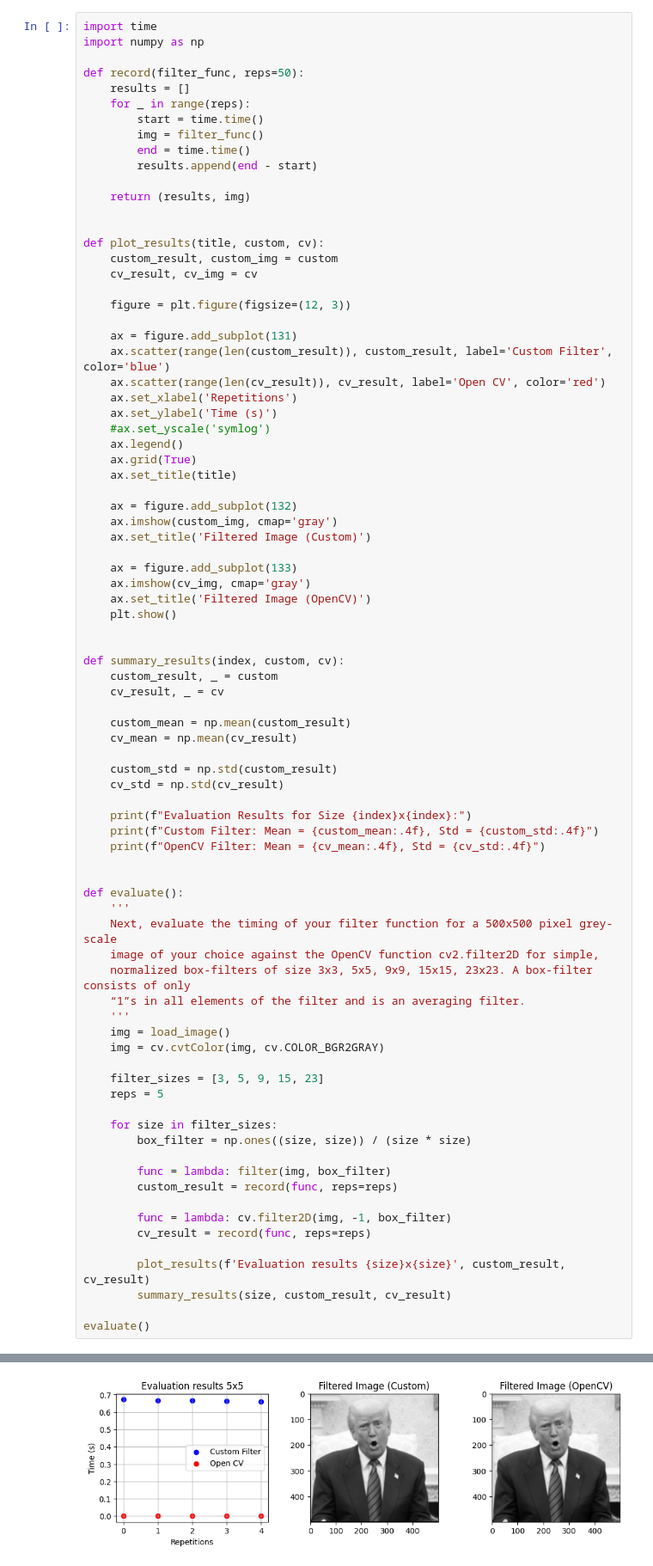
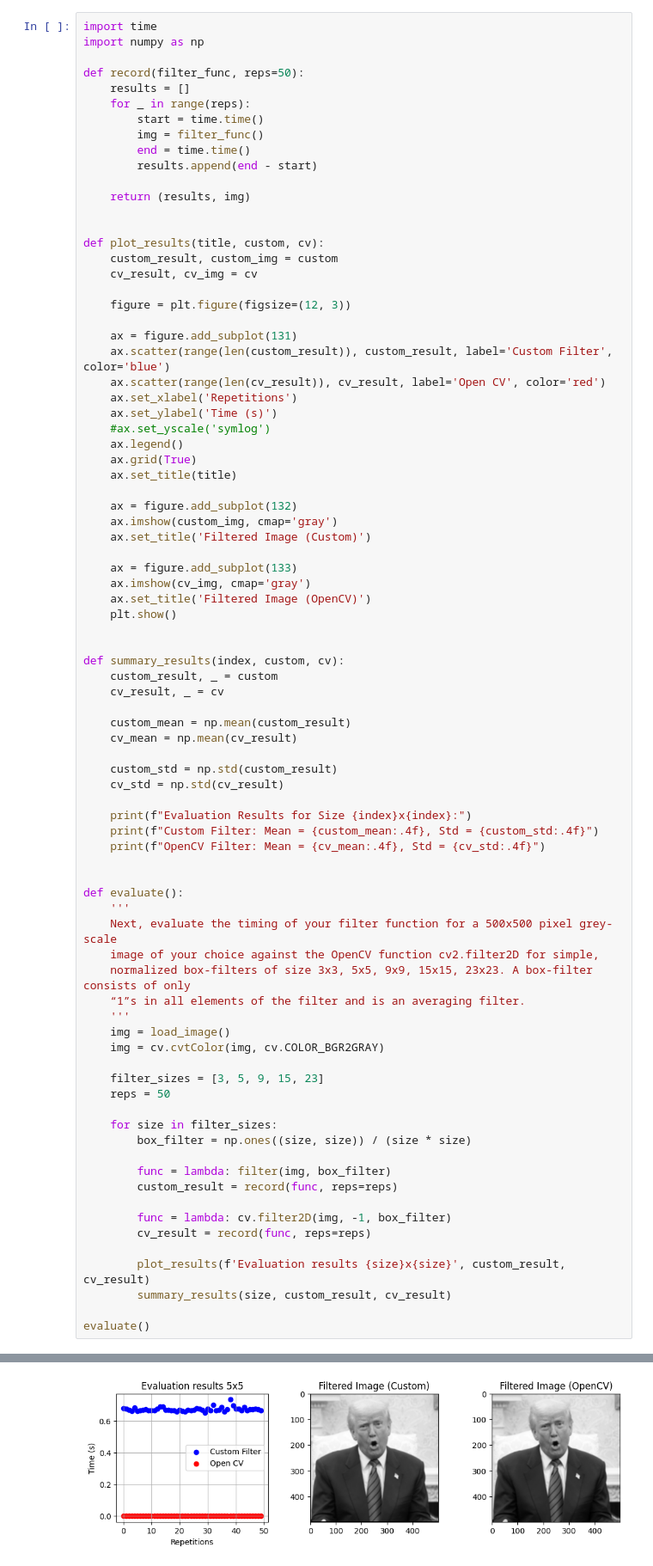
Before and after one commit to hwoop/computer-vision, a Jupyter notebook: Assignment2/filtering_hyunwoo.ipynb, the cells around one changed output, grey strips where cells are left out. Shown: that part at 86% size. Cells and saved outputs as stored; diff of their text form.

```diff
--- a/Assignment2/filtering_hyunwoo.ipynb
+++ b/Assignment2/filtering_hyunwoo.ipynb
@@ -136,7 +136,7 @@ def evaluate():
     img = cv.cvtColor(img, cv.COLOR_BGR2GRAY)
 
     filter_sizes = [3, 5, 9, 15, 23]
-    reps = 5
+    reps = 50
 
     for size in filter_sizes:
         box_filter = np.ones((size, size)) / (size * size)
@@ -158,2 +158,2 @@ Custom Filter: Mean = 0.6686, Std = 0.0097
 OpenCV Filter: Mean = 0.0002, Std = 0.0000
-[figure, old version]
+[figure, new version]
```
Also changed, not shown: parts of 1 cell of this notebook, 2 other files.
